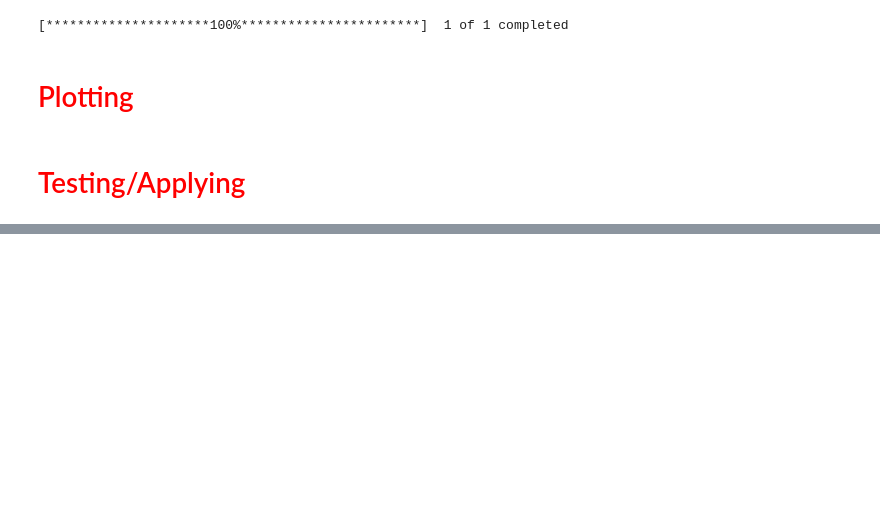
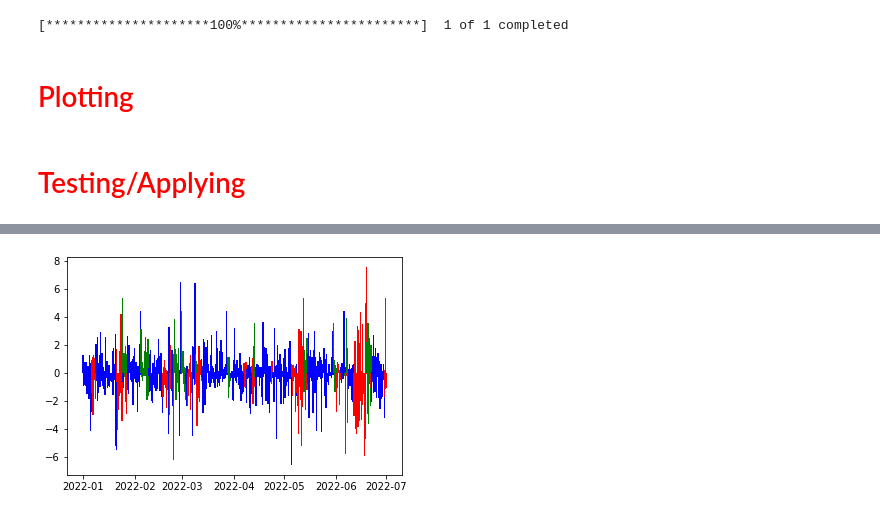
Before and after one commit to Eremeyen/bull_bear_equilibrium, a Jupyter notebook: bull_bear_equilibrium.ipynb, the cells around one changed output, grey strips where cells are left out. Saved outputs shown, nothing was run; the diff lists cells and outputs as text; code cells hidden in the pictures; blank space fills up the shorter version.

```diff
--- a/bull_bear_equilibrium.ipynb
+++ b/bull_bear_equilibrium.ipynb
@@ -197,15 +204,20 @@ def plot_close_condition(df):
 # %%
 #plotting candle percentage and market condition in bar chart
 def bar_plot_condition(row):
-    plt.clf()
+
     if(row["condition"] == 1):
         plt.bar(row["Date"],row["candle return"],color="green")
     elif(row["condition"] == 0):
         plt.bar(row["Date"],row["candle return"],color="blue")
     else:
         plt.bar(row["Date"],row["candle return"],color="red")
-
-def plot_candle_condition(df_csv):
-    df_csv.apply(lambda row: bar_plot_condition(row),axis=1)
+#this function receives a dataframe as input but here's a technicality:
+#you need to convert the dataframe indexed by dates into a csv file, and then into a dataframe again
+#so that the dataframe isn't indexed anymore. there might be a better way to do this but sue me
+#better way: input is df.reset_index()
+def plot_candle_condition(df):
+    plt.clf()
+    df_without_index = df.reset_index()
+    df_without_index.apply(lambda row: bar_plot_condition(row),axis=1)
 # %% [markdown]
 <h1 style="color: red"> Testing/Applying </h1>
@@ -223,0 +254,4 @@ df.to_csv("test.csv")
+# %%
+plot_candle_condition(df_test_smaller)
+# %% [output]
+[figure, added]
```
Also changed, not shown: parts of 11 cells of this notebook.
